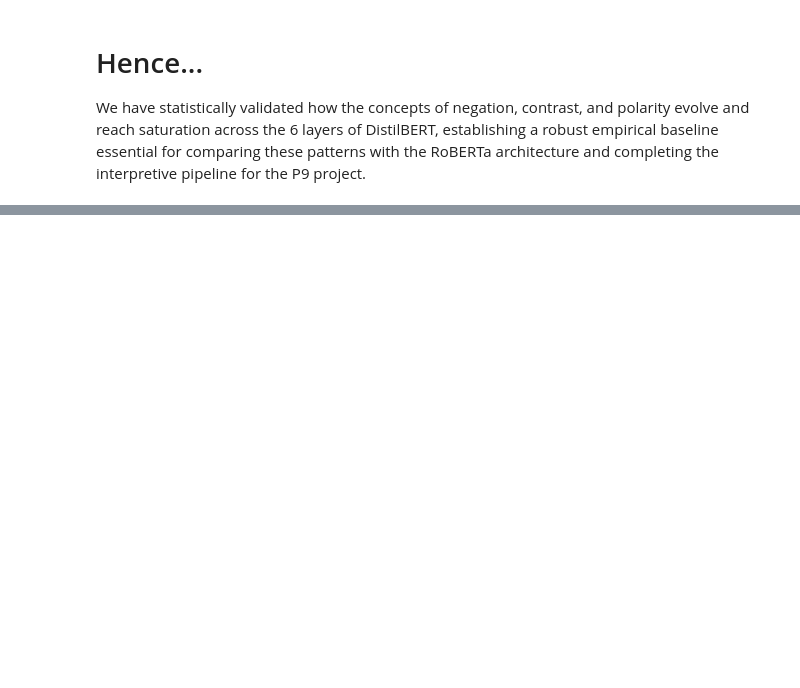
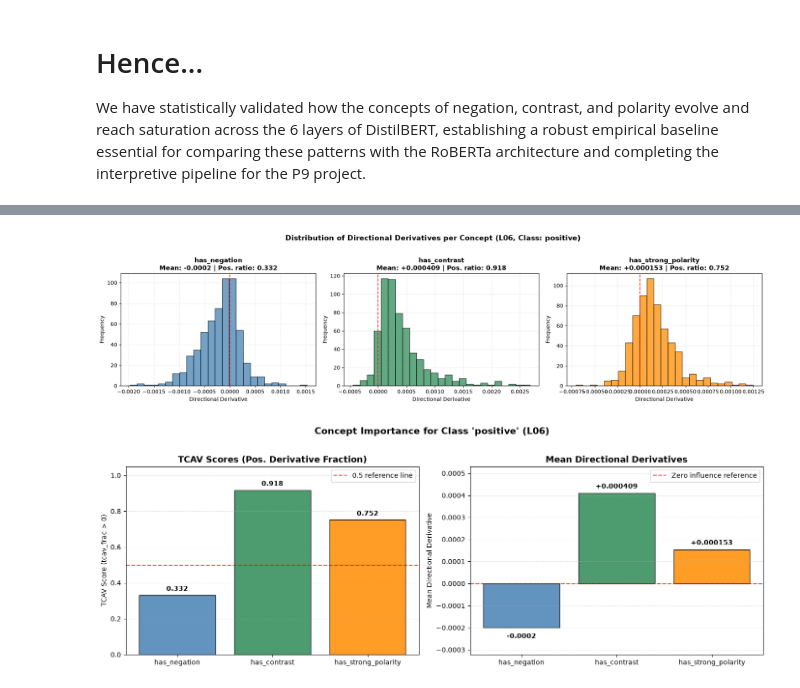
Before and after one commit to MarcoDiotto/XAI_project, a Jupyter notebook: Experiments/Step_3_DistillBERT_Ternary - Learn concept directions.ipynb, the cells around one changed output, grey strips where cells are left out. Cells and saved outputs as stored; diff of their text form; code cells hidden in the pictures; blank space fills up the shorter version.

Commit message:
Added more metrics and graphics to step 3 DistillBERT Ternary

```diff
--- a/Experiments/Step_3_DistillBERT_Ternary - Learn concept directions.ipynb
+++ b/Experiments/Step_3_DistillBERT_Ternary - Learn concept directions.ipynb
@@ -469,0 +481,4 @@ We have statistically validated how the concepts of negation, contrast, and pola
+# %%
+CLASS_MAP = {'negative': 0, 'neutral': 1, 'positive': 2}
+TARGET_LAYERS = ALL_LAYERS
+cavs = concept_cavs
@@ -469,0 +661,67 @@ We have statistically validated how the concepts of negation, contrast, and pola
+# %%
+# Select target layer and class for detailed distribution plots
+target_layer_str = f"L{TARGET_LAYERS[-1]:02d}"
+target_cls_name = "positive" if "positive" in CLASS_MAP else list(CLASS_MAP.keys())[0]
+
+derivs_list = [sample_derivatives[(target_layer_str, target_cls_name, c)] for c in concepts]
+tcav_scores = [float((d > 0).mean()) for d in derivs_list]
+mean_derivs = [float(np.mean(d)) for d in derivs_list]
+colors = ['steelblue', 'seagreen', 'darkorange']
+
+# 1. Distribution of directional derivatives per concept
+fig, axes = plt.subplots(1, len(concepts), figsize=(6 * len(concepts), 4.5))
+if len(concepts) == 1:
+    axes = [axes]
+
+for ax, concept, derivs, color in zip(axes, concepts, derivs_list, colors):
+    ax.hist(derivs, bins=25, alpha=0.75, color=color, edgecolor='black')
+    ax.axvline(0, color='red', linestyle='--', alpha=0.8, linewidth=1.5)
+    mean_val = np.mean(derivs)
+    pos_ratio = np.mean(derivs > 0)
+    ax.set_title(f"{concept}\nMean: {mean_val:+.3g} | Pos. ratio: {pos_ratio:.3f}", fontsize=12, fontweight='bold')
+    ax.set_xlabel("Directional Derivative")
+    ax.set_ylabel("Frequency")
+    ax.grid(True, linestyle=':', alpha=0.5)
+
+plt.suptitle(f"Distribution of Directional Derivatives per Concept ({target_layer_str}, Class: {target_cls_name})",
+             fontsize=14, fontweight='bold', y=1.02)
+plt.tight_layout()
+plt.show()
+
+# 2. Side-by-side Bar plots for TCAV scores and Mean Derivatives (Lab 4.2 plot style)
+fig, axes = plt.subplots(1, 2, figsize=(14, 5))
+
+# Left plot: TCAV Scores (Fraction > 0)
+bars1 = axes[0].bar(concepts, tcav_scores, color=colors, alpha=0.85, edgecolor='black')
+axes[0].axhline(0.5, color='red', linestyle='--', alpha=0.7, label='0.5 reference line')
+axes[0].set_ylim(0, 1.05)
+axes[0].set_title("TCAV Scores (Pos. Derivative Fraction)", fontsize=13, fontweight='bold')
+axes[0].set_ylabel("TCAV Score (tcav_frac > 0)")
+axes[0].legend(loc='upper right')
+axes[0].grid(axis='y', linestyle=':', alpha=0.6)
+
+for bar, score in zip(bars1, tcav_scores):
+    axes[0].text(bar.get_x() + bar.get_width() / 2, bar.get_height() + 0.015,
+                 f'{score:.3f}', ha='center', va='bottom', fontweight='bold')
+
+# Right plot: Mean Directional Derivatives
+bars2 = axes[1].bar(concepts, mean_derivs, color=colors, alpha=0.85, edgecolor='black')
+axes[1].axhline(0, color='red', linestyle='--', alpha=0.7, label='Zero influence reference')
+axes[1].set_title("Mean Directional Derivatives", fontsize=13, fontweight='bold')
+axes[1].set_ylabel("Mean Directional Derivative")
+axes[1].legend(loc='upper right')
+axes[1].grid(axis='y', linestyle=':', alpha=0.6)
+
+for bar, val in zip(bars2, mean_derivs):
+    axes[1].annotate(f'{val:+.3g}',
+                     xy=(bar.get_x() + bar.get_width() / 2, bar.get_height()),
+                     xytext=(0, 5 if val >= 0 else -8), textcoords='offset points',
+                     ha='center', va='bottom' if val >= 0 else 'top', fontweight='bold')
+
+axes[1].margins(y=0.2)
+plt.suptitle(f"Concept Importance for Class '{target_cls_name}' ({target_layer_str})", fontsize=14, fontweight='bold', y=1.02)
+plt.tight_layout()
+plt.show()
+# %% [output]
+[figure, added]
+[figure, added]
```
Also changed, not shown: parts of 11 cells of this notebook.
